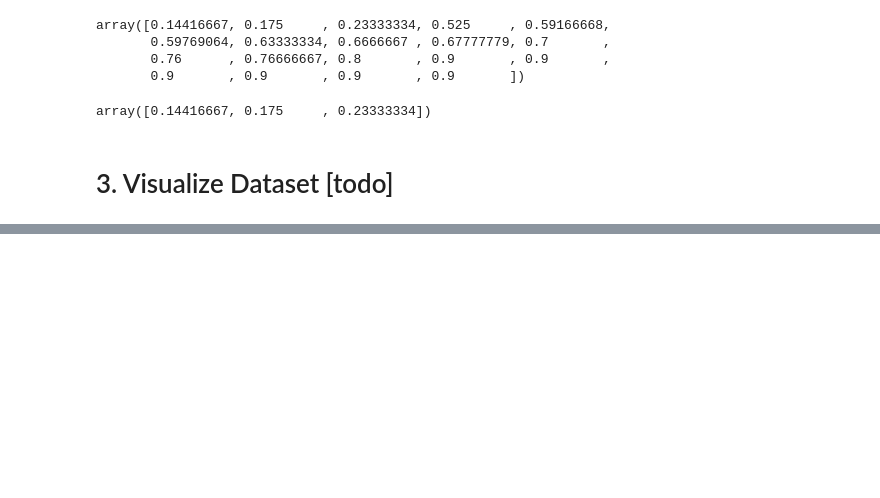
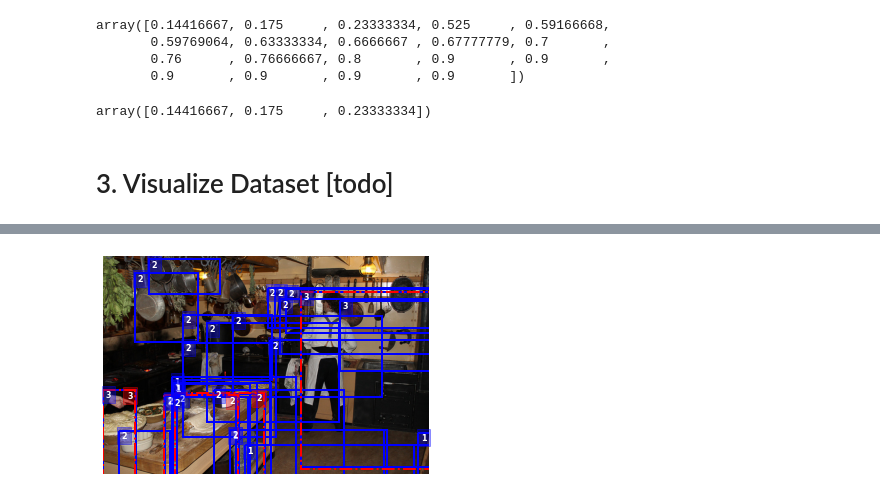
Before and after one commit to cleanlab/cleanlab, a Jupyter notebook: cleanlab/object_detection/tutorial/object_detection_tutorial.ipynb, the cells around one changed output, grey strips where cells are left out. Cells and saved outputs as stored; diff of their text form; code cells hidden in the pictures; blank space fills up the shorter version.

Commit message:
Add base visualize example

```diff
--- a/cleanlab/object_detection/tutorial/object_detection_tutorial.ipynb
+++ b/cleanlab/object_detection/tutorial/object_detection_tutorial.ipynb
@@ -273,2 +185,6 @@ mini_data.apply(lambda x: viz(x), axis=1)
-# %%
-def viz(result, annotation, image_path)
+# %%
+example_image_idx = 0
+image_path = 'example_images/' + annotations[example_image_idx]['seg_map']
+viz(image_path, results[example_image_idx], annotations[example_image_idx], gt_overlay=True)
+# %% [output]
+[figure, added]
```
Also changed, not shown: parts of 5 cells of this notebook.
